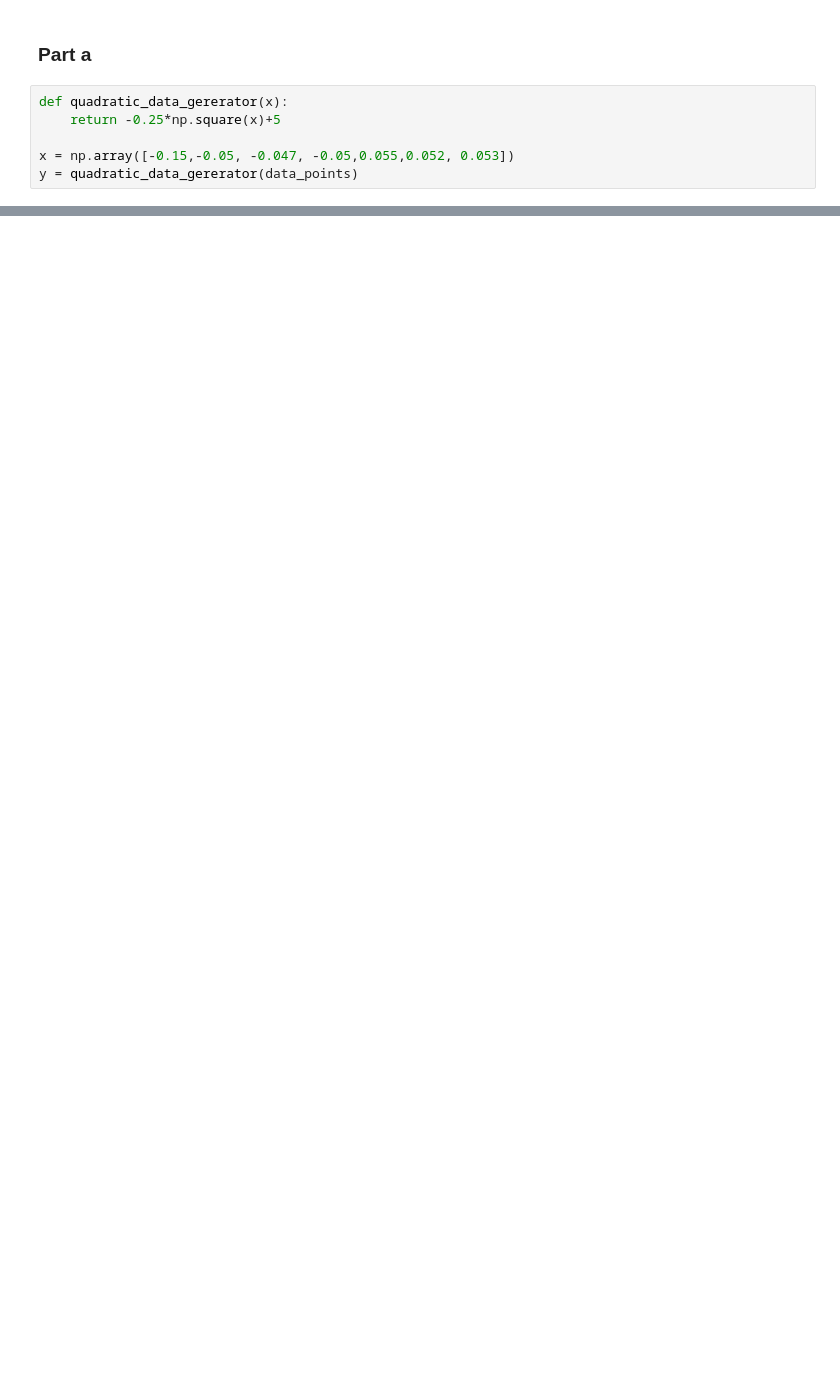
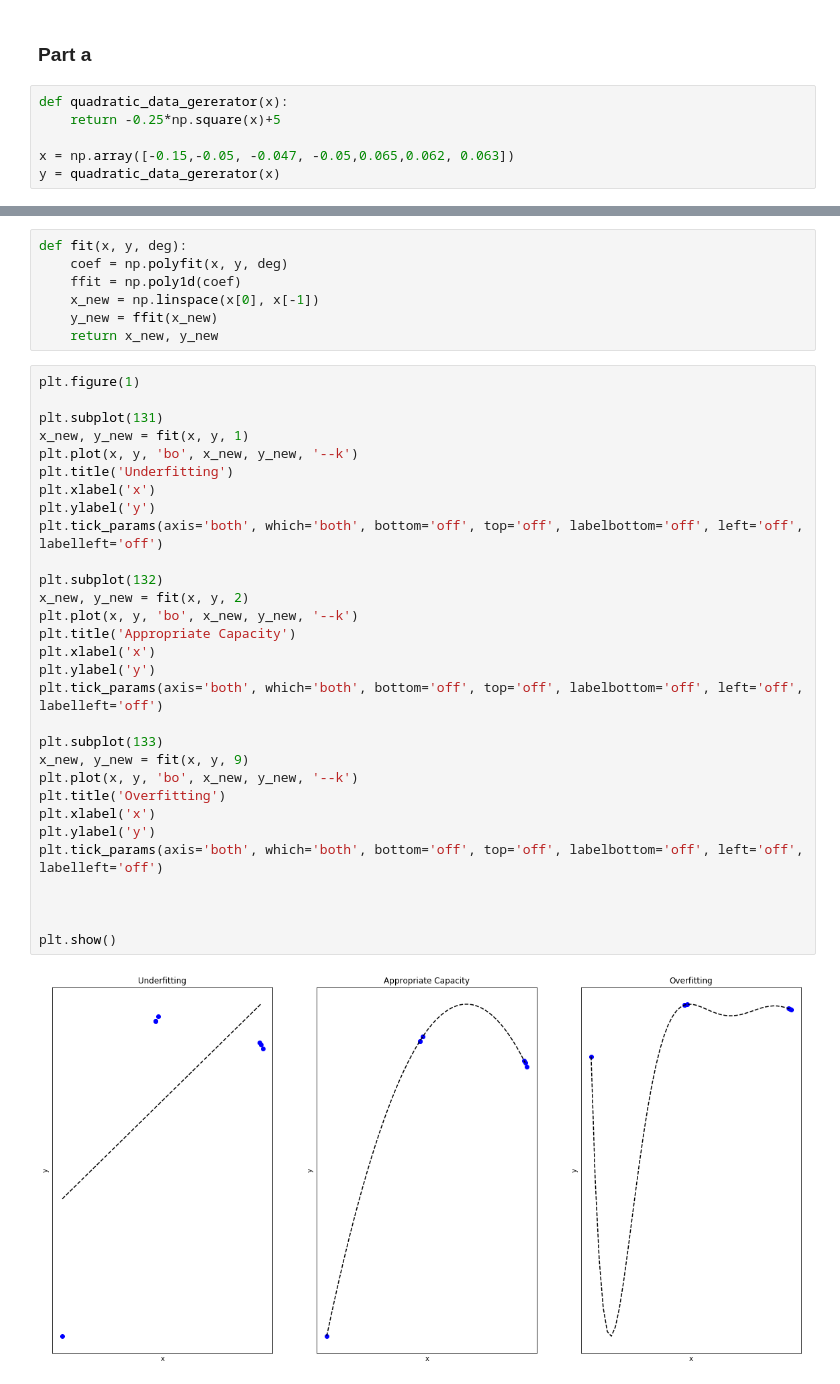
Before and after one commit to JovanSardinha/next-ai-ml-assignments, a Jupyter notebook: assignment-1/Assignment-1.ipynb, the cells around one changed output, grey strips where cells are left out. Cells and saved outputs as stored; diff of their text form; blank space fills up the shorter version.

```diff
--- a/assignment-1/Assignment-1.ipynb
+++ b/assignment-1/Assignment-1.ipynb
@@ -14,5 +15,5 @@ plt.rcParams['figure.figsize'] = (20.0, 10.0)
 def quadratic_data_gererator(x):
     return -0.25*np.square(x)+5
 
-x = np.array([-0.15,-0.05, -0.047, -0.05,0.055,0.052, 0.053])
-y = quadratic_data_gererator(data_points)
+x = np.array([-0.15,-0.05, -0.047, -0.05,0.065,0.062, 0.063])
+y = quadratic_data_gererator(x)
@@ -63,0 +20,39 @@ plt.show()
+# %%
+def fit(x, y, deg):
+    coef = np.polyfit(x, y, deg)
+    ffit = np.poly1d(coef)
+    x_new = np.linspace(x[0], x[-1])
+    y_new = ffit(x_new)
+    return x_new, y_new
+# %%
+plt.figure(1)
+
+plt.subplot(131)
+x_new, y_new = fit(x, y, 1)
+plt.plot(x, y, 'bo', x_new, y_new, '--k')
+plt.title('Underfitting')
+plt.xlabel('x')
+plt.ylabel('y')
+plt.tick_params(axis='both', which='both', bottom='off', top='off', labelbottom='off', left='off', labelleft='off')
+
+plt.subplot(132)
+x_new, y_new = fit(x, y, 2)
+plt.plot(x, y, 'bo', x_new, y_new, '--k')
+plt.title('Appropriate Capacity')
+plt.xlabel('x')
+plt.ylabel('y')
+plt.tick_params(axis='both', which='both', bottom='off', top='off', labelbottom='off', left='off', labelleft='off')
+
+plt.subplot(133)
+x_new, y_new = fit(x, y, 9)
+plt.plot(x, y, 'bo', x_new, y_new, '--k')
+plt.title('Overfitting')
+plt.xlabel('x')
+plt.ylabel('y')
+plt.tick_params(axis='both', which='both', bottom='off', top='off', labelbottom='off', left='off', labelleft='off')
+
+
+
+plt.show()
+# %% [output]
+[figure, added]
```
Also changed, not shown: parts of 3 cells of this notebook.
